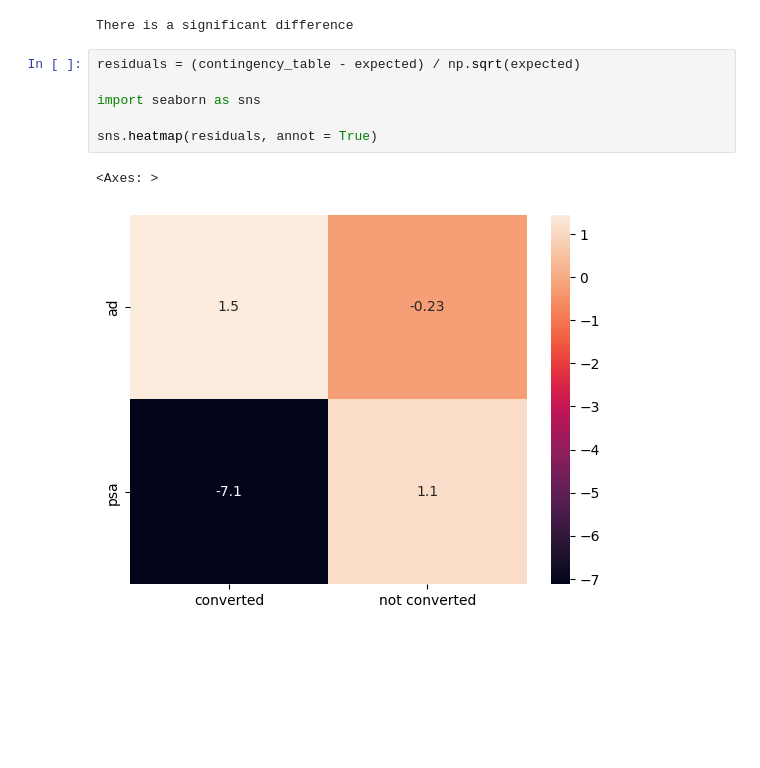
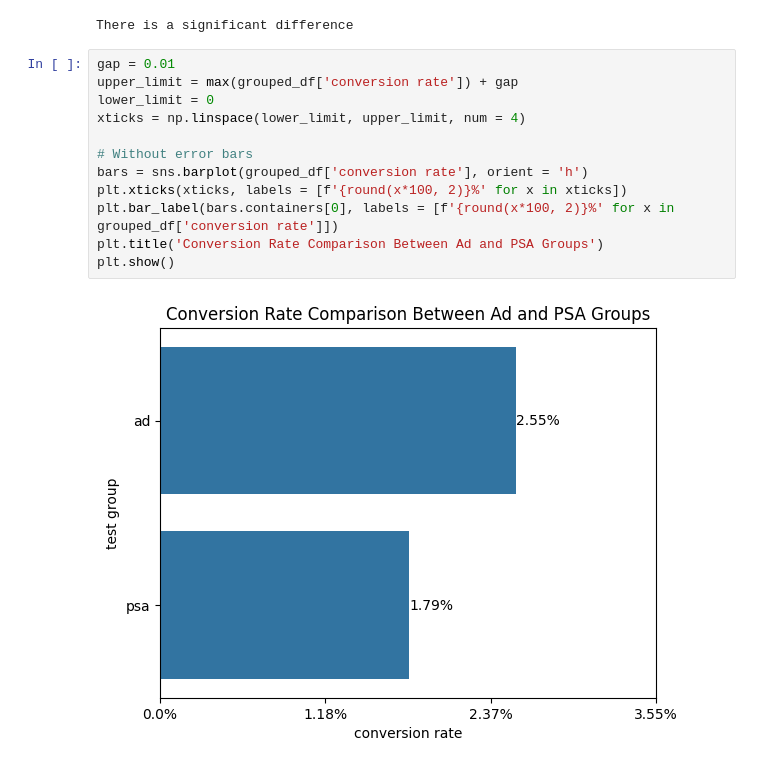
Before and after one commit to Kyo-Fox22/Marketing-A-B-Test, a Jupyter notebook: ab_test.ipynb, the cells around one changed output. Cells and saved outputs as stored; diff of their text form; blank space fills up the shorter version.

Commit message:
added more plots, markdown, and points to focus on and change later

```diff
--- a/ab_test.ipynb
+++ b/ab_test.ipynb
@@ -98,12 +145,17 @@ alpha = 0.05
 print('There is a significant difference' if alpha > p else 'There is not enough evidence')
 # %% [output]
 There is a significant difference
-# %%
-residuals = (contingency_table - expected) / np.sqrt(expected)
-
-import seaborn as sns
-
-sns.heatmap(residuals, annot = True)
-# %% [output]
-<Axes: >
-[figure, removed]
+# %%
+gap = 0.01
+upper_limit = max(grouped_df['conversion rate']) + gap
+lower_limit = 0
+xticks = np.linspace(lower_limit, upper_limit, num = 4)
+
+# Without error bars
+bars = sns.barplot(grouped_df['conversion rate'], orient = 'h')
+plt.xticks(xticks, labels = [f'{round(x*100, 2)}%' for x in xticks])
+plt.bar_label(bars.containers[0], labels = [f'{round(x*100, 2)}%' for x in grouped_df['conversion rate']])
+plt.title('Conversion Rate Comparison Between Ad and PSA Groups')
+plt.show()
+# %% [output]
+[figure, added]
```
Also changed, not shown: parts of 15 cells of this notebook.
